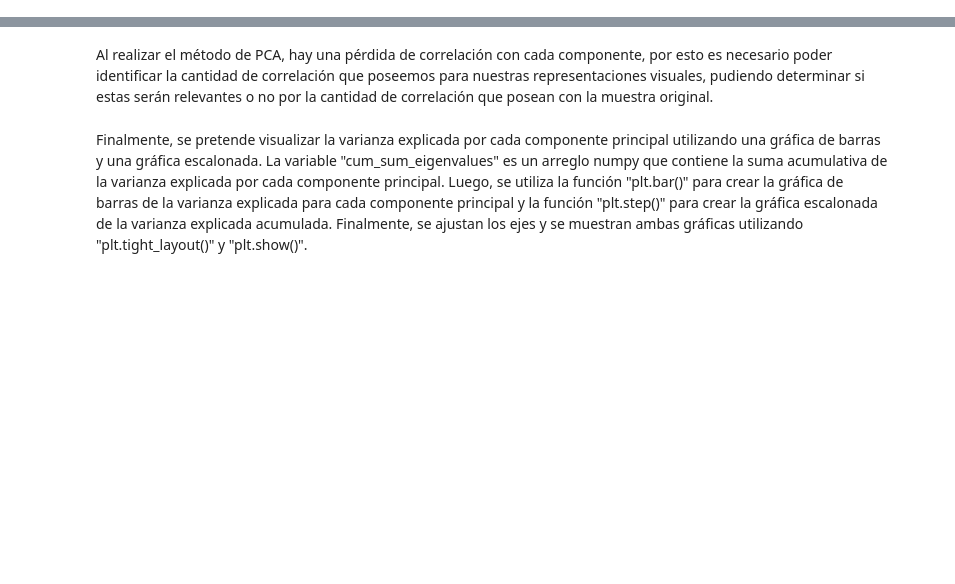
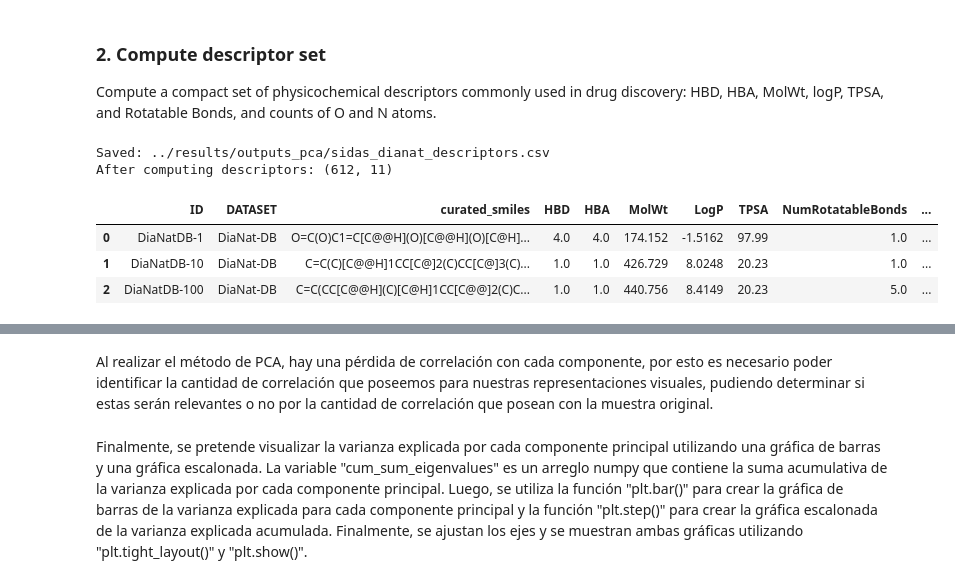
Before and after one commit to cecilia590/S_hyssopifolia_cheminformatic_analysis, a Jupyter notebook: notebooks/sidas_descriptors_pca.ipynb, the cells around one changed output, grey strips where cells are left out. Saved outputs shown, nothing was run; the diff lists cells and outputs as text; code cells hidden in the pictures; blank space fills up the shorter version.

```diff
--- a/notebooks/sidas_descriptors_pca.ipynb
+++ b/notebooks/sidas_descriptors_pca.ipynb
@@ -352,0 +83,45 @@ pca_dataset.head(2)
+# %% [markdown]
+### **2. Compute descriptor set**
+Compute a compact set of physicochemical descriptors commonly used in drug discovery: HBD, HBA, MolWt, logP, TPSA, and Rotatable Bonds, and counts of O and N atoms.
+# %%
+### Define the descriptor columns name
+DESC_COLS = ['HBD', 'HBA', 'MolWt', 'LogP', 'TPSA',
+            'NumRotatableBonds', 'NumOxygens', 'NumNitrogens']
+
+### Function to compute descriptors
+def compute_descriptors(smiles: str) -> pd.Series:
+    """
+    Compute a set of interpretable molecular descriptors from a SMILES string.
+    """
+    mol = Chem.MolFromSmiles(smiles)
+    if mol is None:
+        return pd.Series([np.nan] * len(DESC_COLS), index=DESC_COLS)
+
+    return pd.Series([
+        Descriptors.NumHDonors(mol),
+        Descriptors.NumHAcceptors(mol),
+        Descriptors.MolWt(mol),
+        Descriptors.MolLogP(mol),
+        Descriptors.TPSA(mol),
+        Descriptors.NumRotatableBonds(mol),
+        sum(1 for atom in mol.GetAtoms() if atom.GetAtomicNum() == '8'),
+        sum(1 for atom in mol.GetAtoms() if atom.GetAtomicNum() == '7')
+    ], index=DESC_COLS)
+# %%
+### Apply per-row descriptor computation
+df_desc = df[COL_SMILES].astype(str).apply(compute_descriptors)
+df_final = pd.concat([df, df_desc], axis=1)
+
+descriptors_csv = OUTPUT_DIR/"sidas_dianat_descriptors.csv"
+df_final.to_csv(descriptors_csv, index=False)
+print(f"Saved: {descriptors_csv}")
+
+print(f"After computing descriptors: {df_final.shape}")
+df_final.head(3)
+# %% [output]
+Saved: ../results/outputs_pca/sidas_dianat_descriptors.csv
+After computing descriptors: (612, 11)
+|  | ID | DATASET | curated_smiles | HBD | HBA | MolWt | LogP | TPSA | NumRotatableBonds | ... |
+| 0 | DiaNatDB-1 | DiaNat-DB | O=C(O)C1=C[C@@H](O)[C@@H](O)[C@H]... | 4.0 | 4.0 | 174.152 | -1.5162 | 97.99 | 1.0 | ... |
+| 1 | DiaNatDB-10 | DiaNat-DB | C=C(C)[C@@H]1CC[C@]2(C)CC[C@]3(C)... | 1.0 | 1.0 | 426.729 | 8.0248 | 20.23 | 1.0 | ... |
+| 2 | DiaNatDB-100 | DiaNat-DB | C=C(CC[C@@H](C)[C@H]1CC[C@@]2(C)C... | 1.0 | 1.0 | 440.756 | 8.4149 | 20.23 | 5.0 | ... |
```
Also changed, not shown: parts of 50 cells of this notebook, 1 other file.
